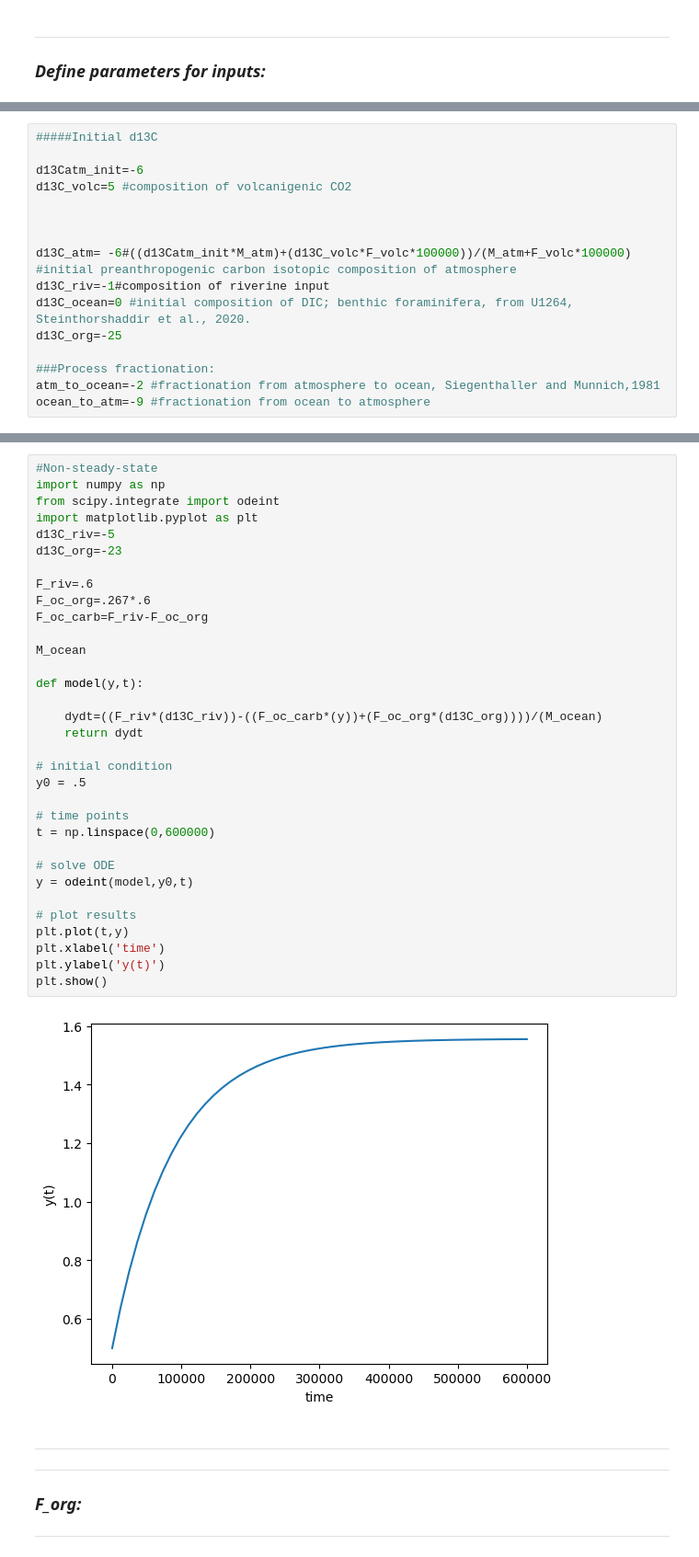
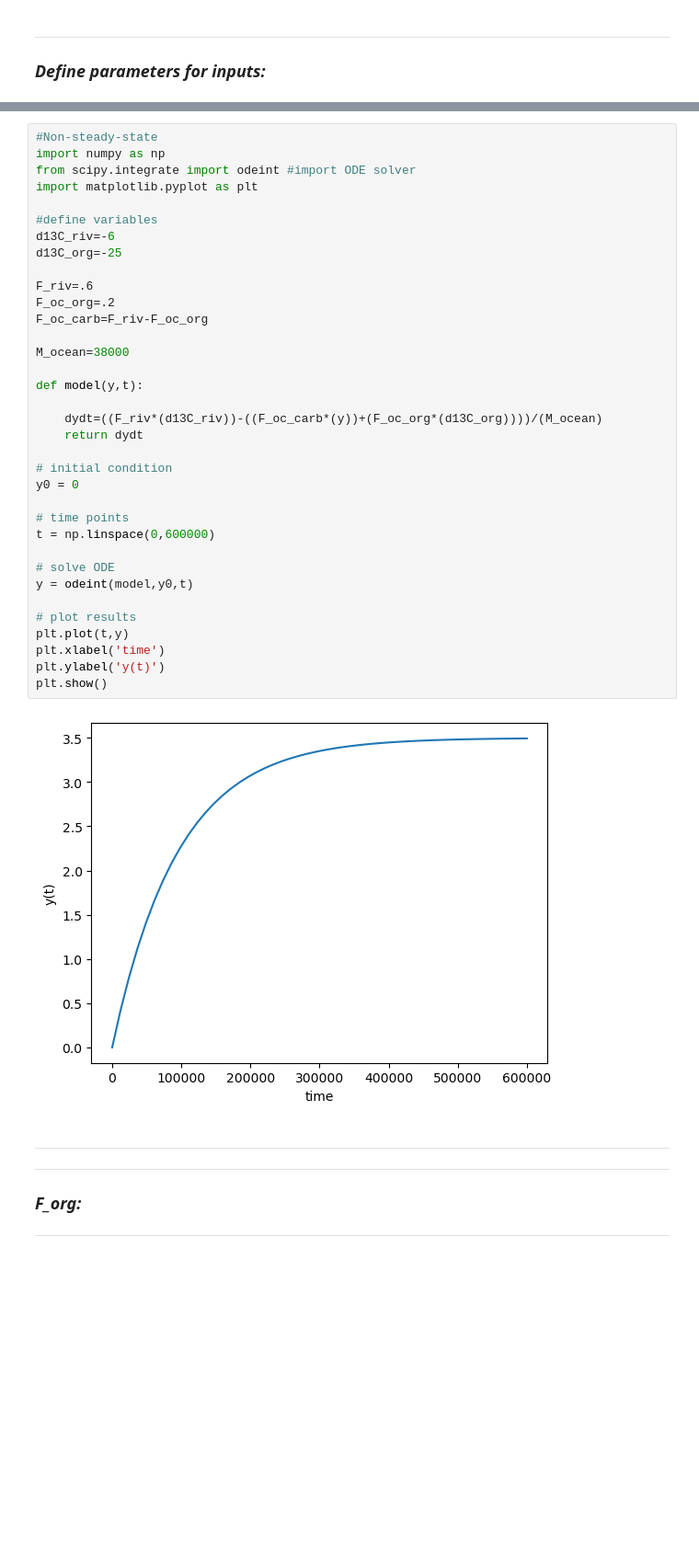
Before and after one commit to eliel-anttila/Anttila_Monterey_2023, a Jupyter notebook: Monterey_Anttila/Anttila_EPSL_Monterey_Figure_Code/Carbon Box Model/13C_Box_Model.ipynb, the cells around one changed output, grey strips where cells are left out. Shown: that part at 92% size. Drawn from its saved outputs; the diff is of its cells as text; blank space fills up the shorter version.

```diff
--- a/Monterey_Anttila/Anttila_EPSL_Monterey_Figure_Code/Carbon Box Model/13C_Box_Model.ipynb
+++ b/Monterey_Anttila/Anttila_EPSL_Monterey_Figure_Code/Carbon Box Model/13C_Box_Model.ipynb
@@ -34,17 +43 @@ M_ocean=38000#GtC
-# %%
-#####Initial d13C
-
-d13Catm_init=-6
-d13C_volc=5 #composition of volcanigenic CO2
-
-
-
-d13C_atm= -6#((d13Catm_init*M_atm)+(d13C_volc*F_volc*100000))/(M_atm+F_volc*100000) #initial preanthropogenic carbon isotopic composition of atmosphere
-d13C_riv=-1#composition of riverine input
-d13C_ocean=0 #initial composition of DIC; benthic foraminifera, from U1264, Steinthorshaddir et al., 2020.
-d13C_org=-25
-
-###Process fractionation:
-atm_to_ocean=-2 #fractionation from atmosphere to ocean, Siegenthaller and Munnich,1981
-ocean_to_atm=-9 #fractionation from ocean to atmosphere
 # %% [markdown]
@@ -80,38 +68,40 @@ Res_time_ocean
 # %%
 #Non-steady-state
 import numpy as np
-from scipy.integrate import odeint
+from scipy.integrate import odeint #import ODE solver
 import matplotlib.pyplot as plt
-d13C_riv=-5
-d13C_org=-23
+
+#define variables
+d13C_riv=-6
+d13C_org=-25
 
 F_riv=.6
-F_oc_org=.267*.6
+F_oc_org=.2
 F_oc_carb=F_riv-F_oc_org
 
-M_ocean
+M_ocean=38000
 
 def model(y,t):
 
     dydt=((F_riv*(d13C_riv))-((F_oc_carb*(y))+(F_oc_org*(d13C_org))))/(M_ocean)
     return dydt
 
 # initial condition
-y0 = .5
+y0 = 0
 
 # time points
 t = np.linspace(0,600000)
 
 # solve ODE
 y = odeint(model,y0,t)
 
 # plot results
 plt.plot(t,y)
 plt.xlabel('time')
 plt.ylabel('y(t)')
 plt.show()
 # %% [output]
-[figure, old version]
+[figure, new version]
 # %% [markdown]
 * * *
 * * *
```
Also changed, not shown: parts of 9 cells of this notebook, 4 other files.
